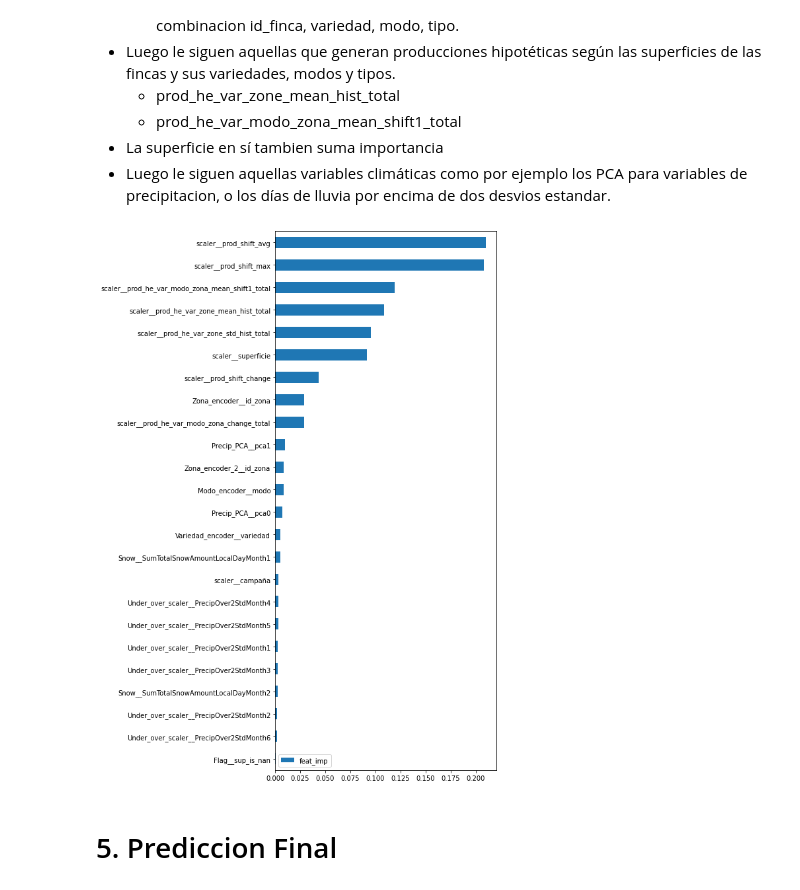
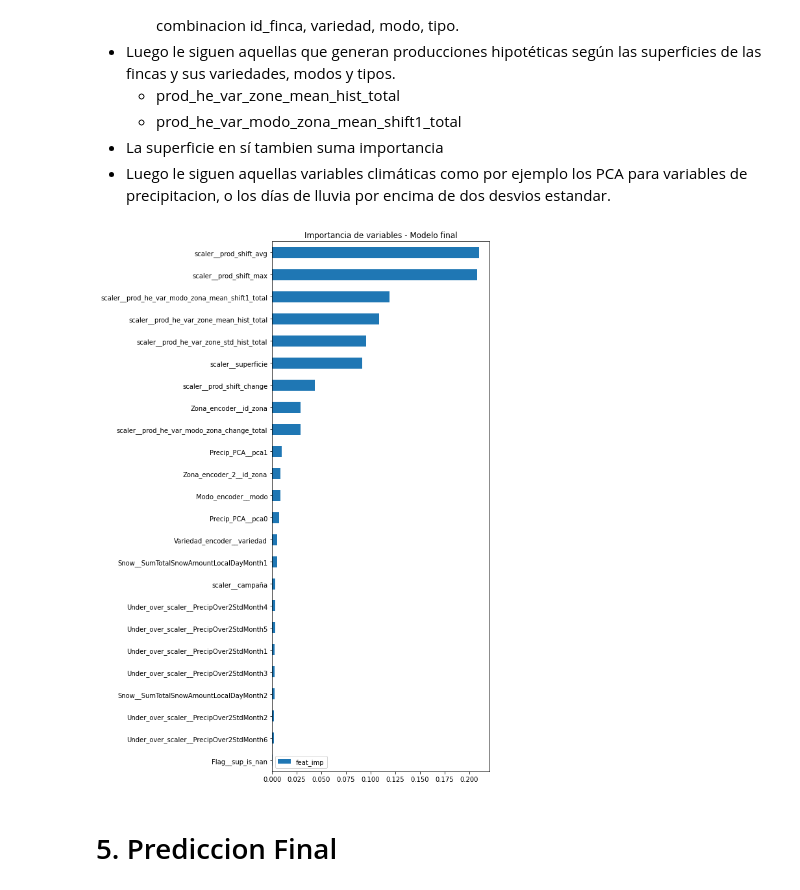
Before and after one commit to vitostamatti/datathon-cajamar-malbecs, a Jupyter notebook: notebooks/02-Prediccion-Malbecs-Nacional.ipynb, the cells around one changed output. Drawn from its saved outputs; the diff is of its cells as text; code cells hidden in the pictures.

```diff
--- a/notebooks/02-Prediccion-Malbecs-Nacional.ipynb
+++ b/notebooks/02-Prediccion-Malbecs-Nacional.ipynb
@@ -333,12 +335,15 @@ Importancia de variables
 # %%
 m.fit(X,y)
 
 show_feat_imps(
     m[-1].feature_importances_,
     m[:-1].get_feature_names_out(),
 )
+
+plt.title('Importancia de variables - Modelo final')
+plt.show()
 # %% [output]
-[figure, old version]
+[figure, new version]
 # %% [markdown]
 # 5. Prediccion Final
 # %%
```
Also changed, not shown: parts of 52 cells of this notebook, 3 other files.
